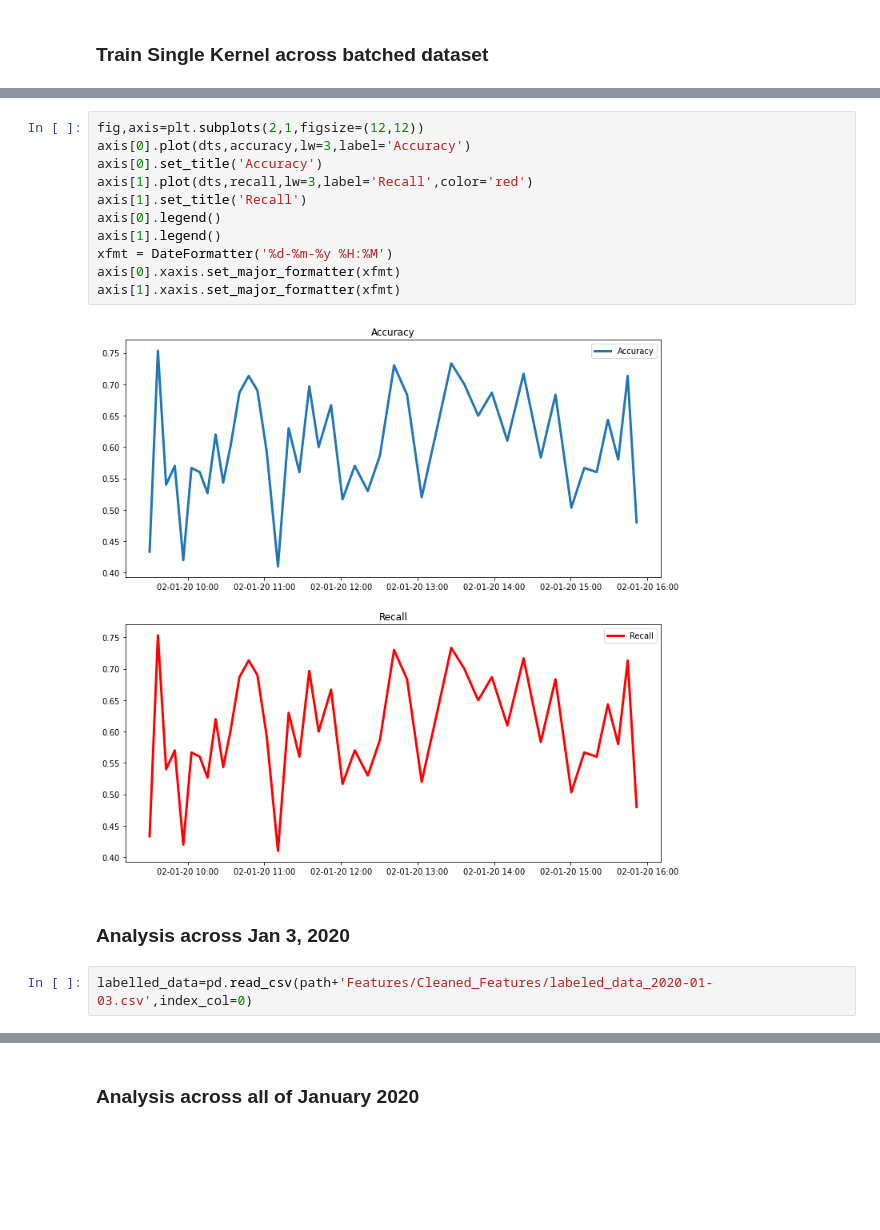
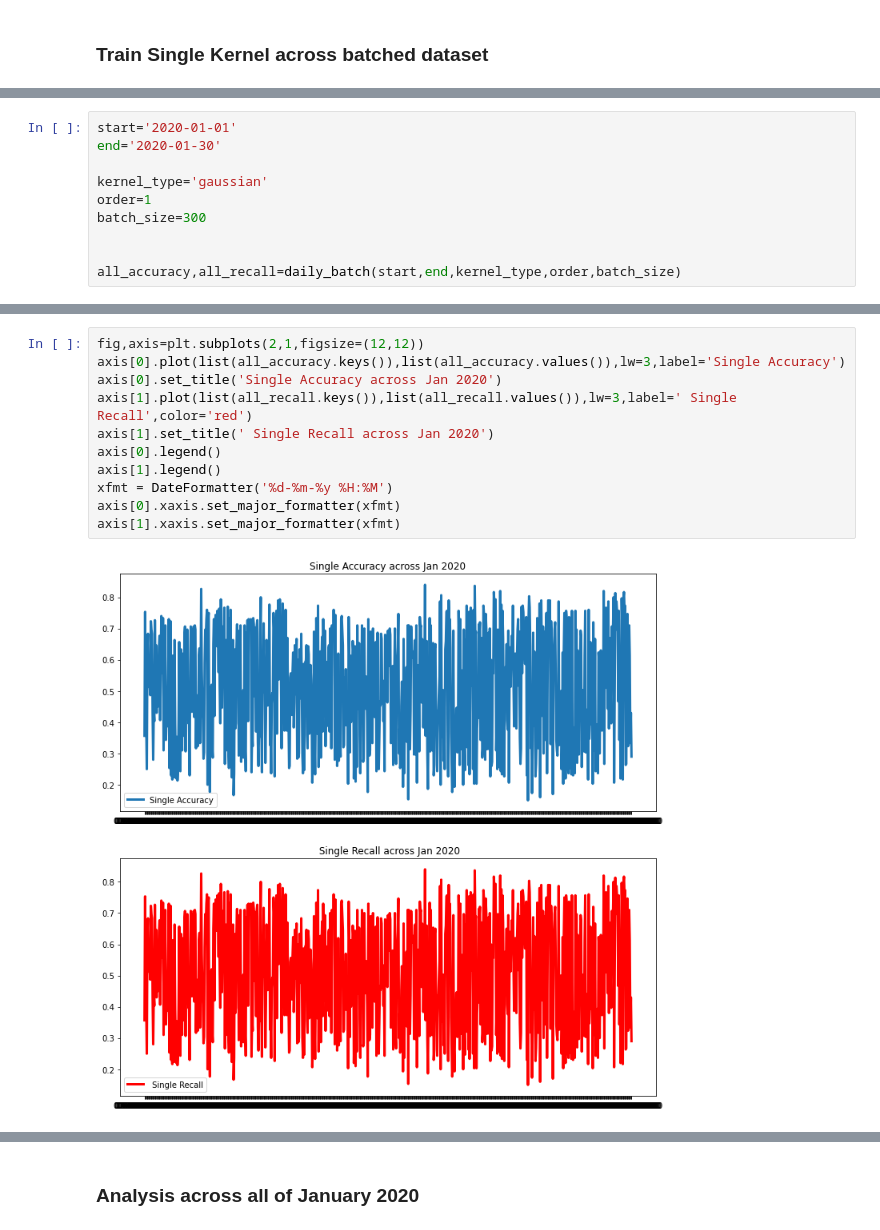
Before and after one commit to jasonbohne123/Kernel_Learning, a Jupyter notebook: LOB_Analysis/mkl_lob.ipynb, the cells around one changed output, grey strips where cells are left out. Saved outputs shown, nothing was run; the diff lists cells and outputs as text; blank space fills up the shorter version.

Commit message:
support for single kernel, recall -> precision

```diff
--- a/LOB_Analysis/mkl_lob.ipynb
+++ b/LOB_Analysis/mkl_lob.ipynb
@@ -177,0 +77,10 @@ recall=np.array([i['recall'] for i in evaluation_dict.values()])
+# %%
+start='2020-01-01'
+end='2020-01-30'
+
+kernel_type='gaussian'
+order=1
+batch_size=300
+
+
+all_accuracy,all_recall=daily_batch(start,end,kernel_type,order,batch_size)
@@ -178,17 +105,13 @@ recall=np.array([i['recall'] for i in evaluation_dict.values()])
 # %%
 fig,axis=plt.subplots(2,1,figsize=(12,12))
-axis[0].plot(dts,accuracy,lw=3,label='Accuracy')
-axis[0].set_title('Accuracy')
-axis[1].plot(dts,recall,lw=3,label='Recall',color='red')
-axis[1].set_title('Recall')
+axis[0].plot(list(all_accuracy.keys()),list(all_accuracy.values()),lw=3,label='Single Accuracy')
+axis[0].set_title('Single Accuracy across Jan 2020')
+axis[1].plot(list(all_recall.keys()),list(all_recall.values()),lw=3,label=' Single Recall',color='red')
+axis[1].set_title(' Single Recall across Jan 2020')
 axis[0].legend()
 axis[1].legend()
 xfmt = DateFormatter('%d-%m-%y %H:%M')
 axis[0].xaxis.set_major_formatter(xfmt)
 axis[1].xaxis.set_major_formatter(xfmt)
 # %% [output]
-[figure, old version]
+[figure, new version]
-# %% [markdown]
-### Analysis across Jan 3, 2020
-# %%
-labelled_data=pd.read_csv(path+'Features/Cleaned_Features/labeled_data_2020-01-03.csv',index_col=0)
```
Also changed, not shown: parts of 29 cells of this notebook, 4 other files.
